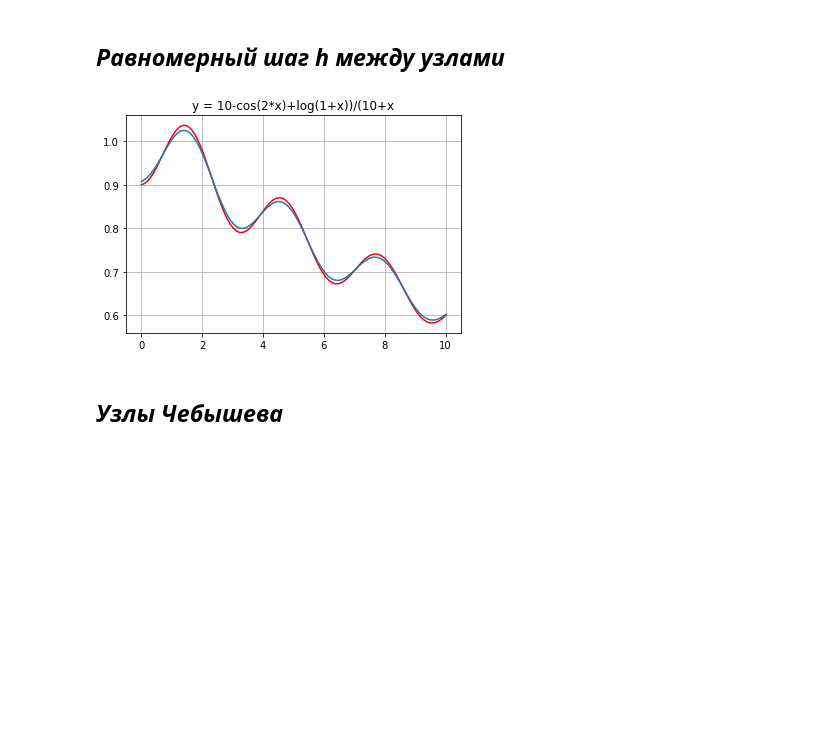
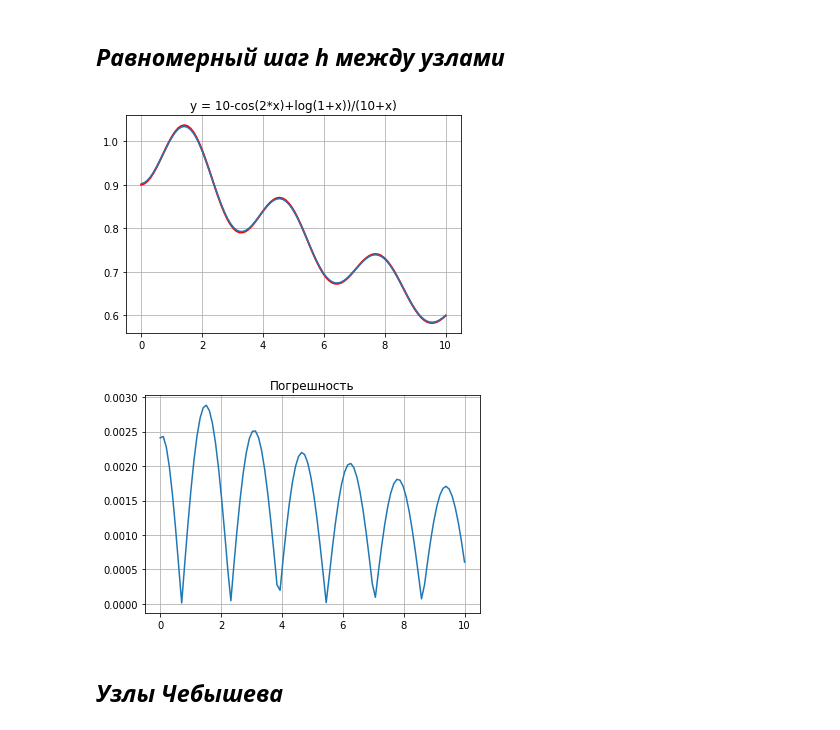
Before and after one commit to mainarel/-Numerical_methods, a Jupyter notebook: Lab1.ipynb, the cells around one changed output. Saved outputs shown, nothing was run; the diff lists cells and outputs as text; code cells hidden in the pictures; blank space fills up the shorter version.

```diff
--- a/Lab1.ipynb
+++ b/Lab1.ipynb
@@ -21,34 +7,61 @@ y_int = func(x_int)
-# %%
-def lagrange (x, x_int, y_int):
-    res = 0
-    for i in range(len(x_int)):
-        t = y_int[i]
-        for j in range(len(x_int)):
-            if x_int[j] != x_int[i]:
-                t1 = x - x_int[j]
-                t2 = x_int[i] - x_int[j]
-                t = t * t1 / t2
-        res += t
-    return res
 # %%
+from matplotlib import pyplot as plt
+import numpy as np
+from sympy import lambdify, Symbol
+
+N = 40
+a = 0
+b = 10
+h = (b-a)/(N-1)
+
+x_int = np.arange(a,b+h,h)
+
+
+def func(x):
+    return (10-np.cos(2*x)+np.log(1+x))/(10+x)
+
+y_int = func(x_int)
+
+def lagrange(x, x_int, y_int):
+    z = 0
+    for j in range(len(y_int)):
+        p1 = 1
+        p2 = 1
+        for i in range(len(x_int)):
+            if i != j:
+                p1 = p1 * (x - x_int[i])
+                p2 = p2 * (x_int[j] - x_int[i])
+        z = z + y_int[j] * p1 / p2
+    return z
+
+
 dix_X=[]
 dix_Y=[]
 for i in range(len(x_int)-1):
   dix_X.append((x_int[i] + x_int[i+1])/2)
   dix_Y.append((y_int[i] + y_int[i+1])/2)
 
 new_x = np.linspace(0, 10, 100)
 
 new_y = [lagrange(x,dix_X,dix_Y) for x in new_x]
 real_y = [func(x) for x in new_x]
 
+
+
+plt.figure(1)
 plt.grid(True)
 plt.title('y = 10-cos(2*x)+log(1+x))/(10+x)')
-plt.plot(new_x, real_y,  color='red')
+plt.plot(new_x, real_y,  color='red', linewidth = 2)
 plt.plot(new_x, new_y)
+
+plt.figure(2)
+plt.grid(True)
+plt.title('Погрешность')
+plt.plot(new_x, [(abs(real_y[i] - new_y[i]))  for i in range(len(new_y))  ] )
 plt.show()
 # %% [output]
-[figure, old version]
+[figure, new version]
+[figure, added]
 # %% [markdown]
 ## *Узлы Чебышева*
 # %%
```
Also changed, not shown: parts of 4 cells of this notebook.
